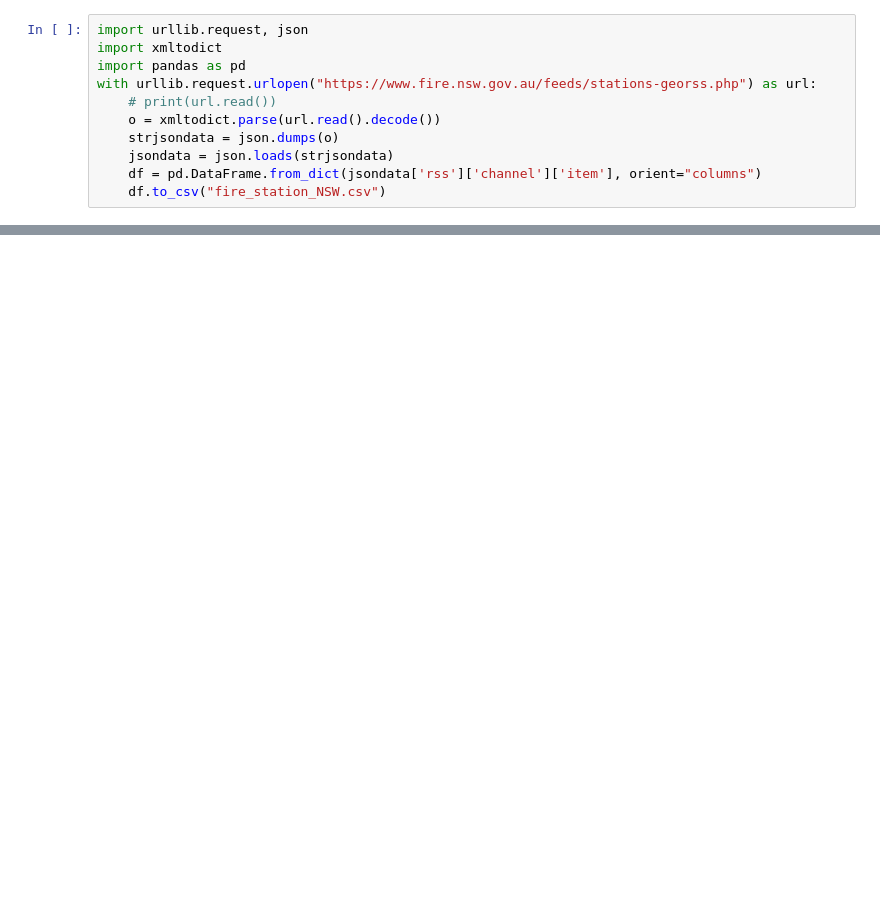
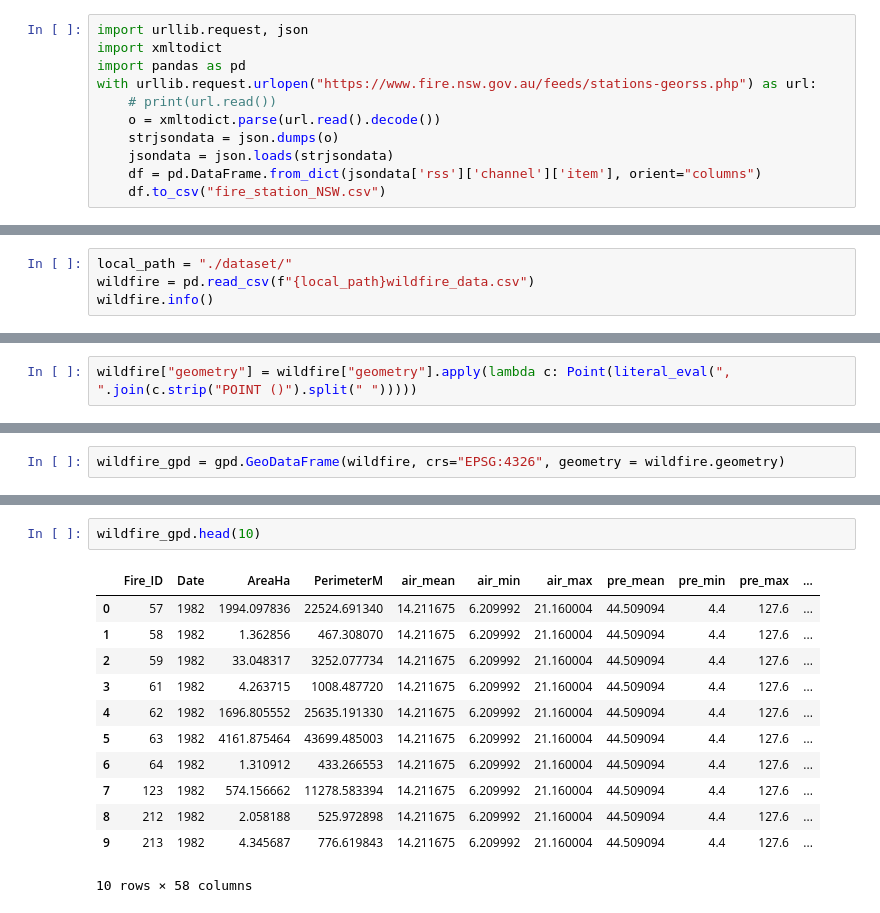
Before and after one commit to PJPDQ/dejas-repo, a Jupyter notebook: fire_station_fetcher.ipynb, the cells around one changed output, grey strips where cells are left out. Cells and saved outputs as stored; diff of their text form; blank space fills up the shorter version.

```diff
--- a/fire_station_fetcher.ipynb
+++ b/fire_station_fetcher.ipynb
@@ -27,0 +18,4 @@ Remainder of file ignored
+# %%
+local_path = "./dataset/"
+wildfire = pd.read_csv(f"{local_path}wildfire_data.csv")
+wildfire.info()
@@ -27,0 +43,2 @@ Remainder of file ignored
+# %%
+wildfire["geometry"] = wildfire["geometry"].apply(lambda c: Point(literal_eval(", ".join(c.strip("POINT ()").split(" ")))))
@@ -27,0 +55,2 @@ Remainder of file ignored
+# %%
+wildfire_gpd = gpd.GeoDataFrame(wildfire, crs="EPSG:4326", geometry = wildfire.geometry)
@@ -27,0 +67,15 @@ Remainder of file ignored
+# %%
+wildfire_gpd.head(10)
+# %% [output]
+|  | Fire_ID | Date | AreaHa | PerimeterM | air_mean | air_min | air_max | pre_mean | pre_min | pre_max | ... |
+| 0 | 57 | 1982 | 1994.097836 | 22524.691340 | 14.211675 | 6.209992 | 21.160004 | 44.509094 | 4.4 | 127.6 | ... |
+| 1 | 58 | 1982 | 1.362856 | 467.308070 | 14.211675 | 6.209992 | 21.160004 | 44.509094 | 4.4 | 127.6 | ... |
+| 2 | 59 | 1982 | 33.048317 | 3252.077734 | 14.211675 | 6.209992 | 21.160004 | 44.509094 | 4.4 | 127.6 | ... |
+| 3 | 61 | 1982 | 4.263715 | 1008.487720 | 14.211675 | 6.209992 | 21.160004 | 44.509094 | 4.4 | 127.6 | ... |
+| 4 | 62 | 1982 | 1696.805552 | 25635.191330 | 14.211675 | 6.209992 | 21.160004 | 44.509094 | 4.4 | 127.6 | ... |
+| 5 | 63 | 1982 | 4161.875464 | 43699.485003 | 14.211675 | 6.209992 | 21.160004 | 44.509094 | 4.4 | 127.6 | ... |
+| 6 | 64 | 1982 | 1.310912 | 433.266553 | 14.211675 | 6.209992 | 21.160004 | 44.509094 | 4.4 | 127.6 | ... |
+| 7 | 123 | 1982 | 574.156662 | 11278.583394 | 14.211675 | 6.209992 | 21.160004 | 44.509094 | 4.4 | 127.6 | ... |
+| 8 | 212 | 1982 | 2.058188 | 525.972898 | 14.211675 | 6.209992 | 21.160004 | 44.509094 | 4.4 | 127.6 | ... |
+| 9 | 213 | 1982 | 4.345687 | 776.619843 | 14.211675 | 6.209992 | 21.160004 | 44.509094 | 4.4 | 127.6 | ... |
+10 rows × 58 columns
```
Also changed, not shown: parts of 8 cells of this notebook, 2 other files.
